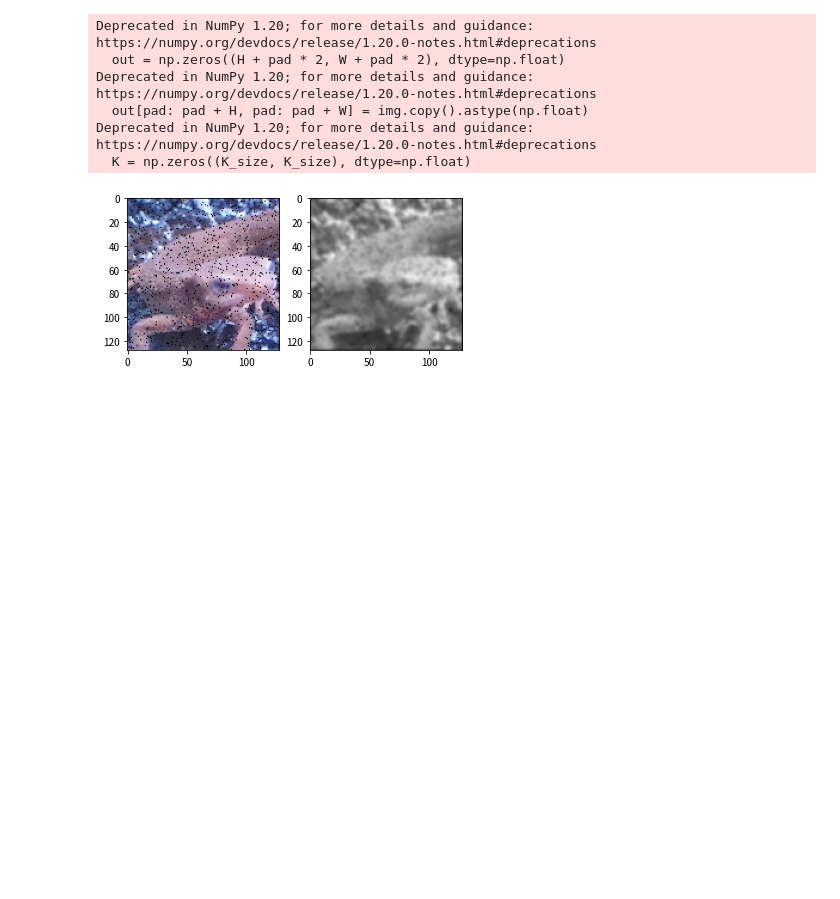
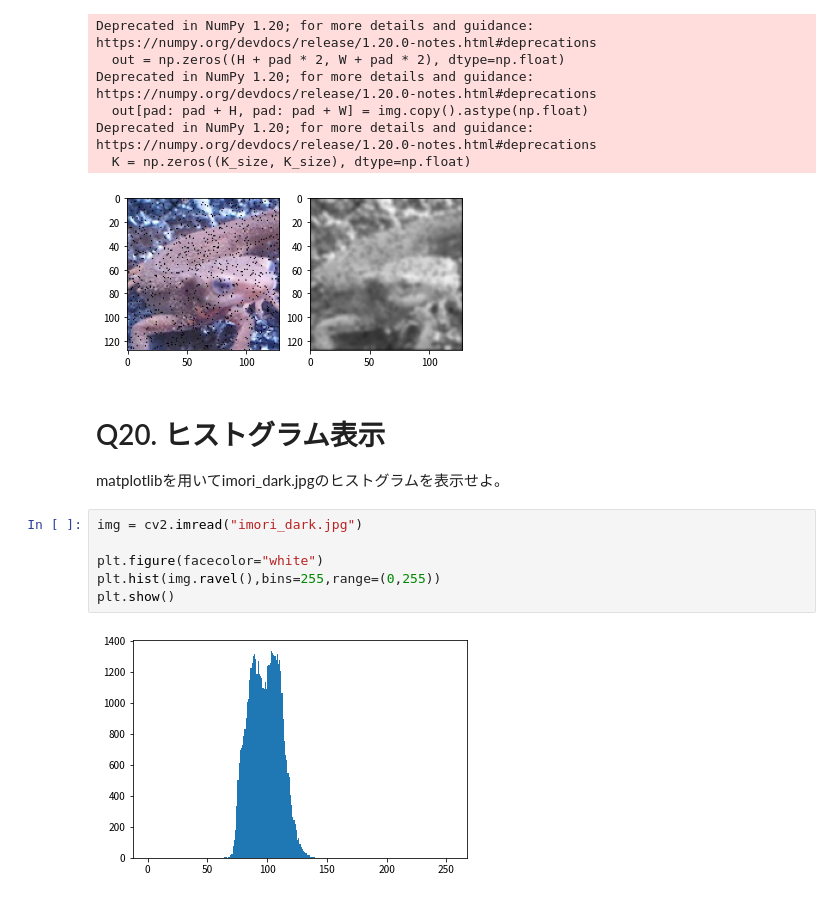
Before and after one commit to yudai0731/Gasyori100knock-1, a Jupyter notebook: Question_11_20/MyAnswer.ipynb, the cells around one changed output. Drawn from its saved outputs; the diff is of its cells as text; blank space fills up the shorter version.

```diff
--- a/Question_11_20/MyAnswer.ipynb
+++ b/Question_11_20/MyAnswer.ipynb
@@ -257,3 +257,14 @@ Deprecated in NumPy 1.20; for more details and guidance: https://numpy.org/devdo
 Deprecated in NumPy 1.20; for more details and guidance: https://numpy.org/devdocs/release/1.20.0-notes.html#deprecations
   K = np.zeros((K_size, K_size), dtype=np.float)
 [figure]
+# %% [markdown]
+# Q20. ヒストグラム表示
+matplotlibを用いてimori_dark.jpgのヒストグラムを表示せよ。
+# %%
+img = cv2.imread("imori_dark.jpg")
+
+plt.figure(facecolor="white")
+plt.hist(img.ravel(),bins=255,range=(0,255))
+plt.show()
+# %% [output]
+[figure, added]
```
Also changed, not shown: 1 other file.
